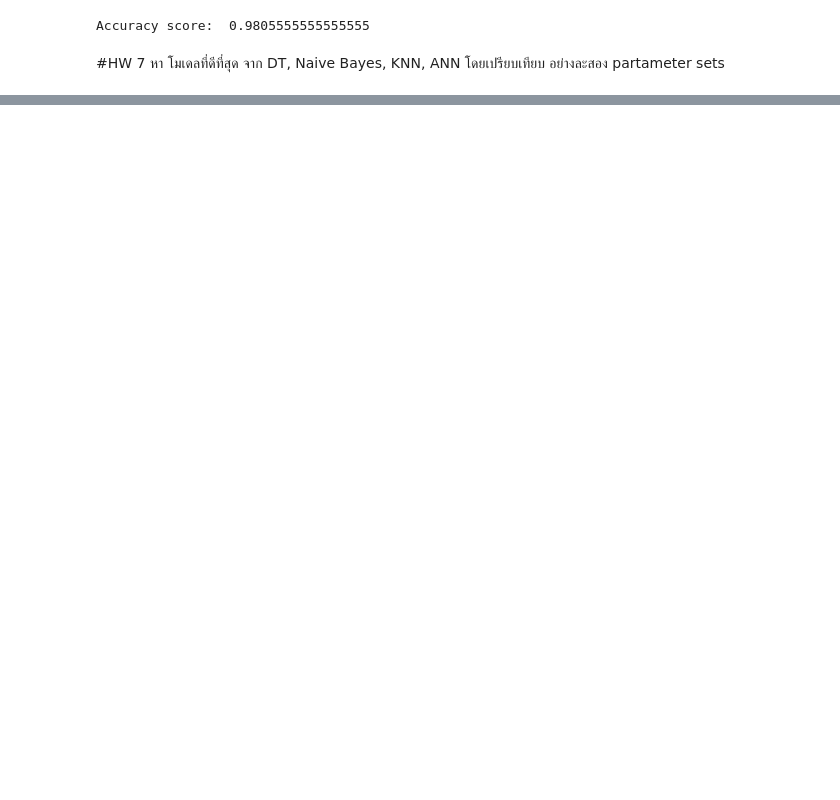
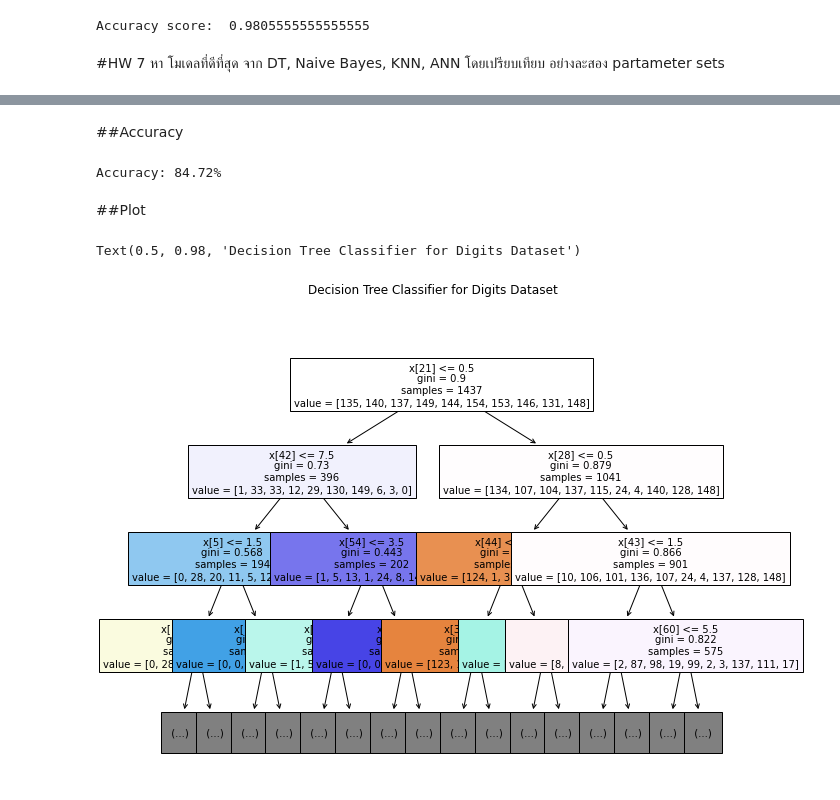
Before and after one commit to nxxk23/bsc_dpdm22, a Jupyter notebook: Classification_KNN.ipynb, the cells around one changed output, grey strips where cells are left out. Cells and saved outputs as stored; diff of their text form; code cells hidden in the pictures; blank space fills up the shorter version.

```diff
--- a/Classification_KNN.ipynb
+++ b/Classification_KNN.ipynb
@@ -259,0 +301,45 @@ Accuracy score:  0.9805555555555555
+# %% [markdown]
+##Accuracy
+# %%
+from sklearn.datasets import load_digits
+from sklearn.tree import DecisionTreeClassifier
+from sklearn.model_selection import train_test_split
+from sklearn.metrics import accuracy_score
+
+# Load the digits dataset
+digits = load_digits()
+
+# Split the data into training and testing sets
+X_train, X_test, y_train, y_test = train_test_split(digits.data, digits.target, test_size=0.2, random_state=7)
+
+# Define the decision tree classifier
+clf = DecisionTreeClassifier(random_state=7)
+
+# Train the decision tree classifier on the training set
+clf.fit(X_train, y_train)
+
+# Predict the labels of the test set
+y_pred = clf.predict(X_test)
+
+# Compute the accuracy of the classifier
+accuracy = accuracy_score(y_test, y_pred)
+
+# Print the accuracy of the classifier
+print("Accuracy: {:.2f}%".format(accuracy*100))
+# %% [output]
+Accuracy: 84.72%
+# %% [markdown]
+##Plot
+# %%
+from sklearn.tree import plot_tree
+# Create a figure with a size of 10 inches by 8 inches
+fig = plt.figure(figsize=(10,8))
+
+# Plot the decision tree on the figure with a maximum depth of 3
+plot_tree(clf, max_depth=3, fontsize=10, filled=True)
+
+# Set the title of the figure
+fig.suptitle("Decision Tree Classifier for Digits Dataset")
+# %% [output]
+Text(0.5, 0.98, 'Decision Tree Classifier for Digits Dataset')
+[figure, added]
```
Also changed, not shown: parts of 29 cells of this notebook.
